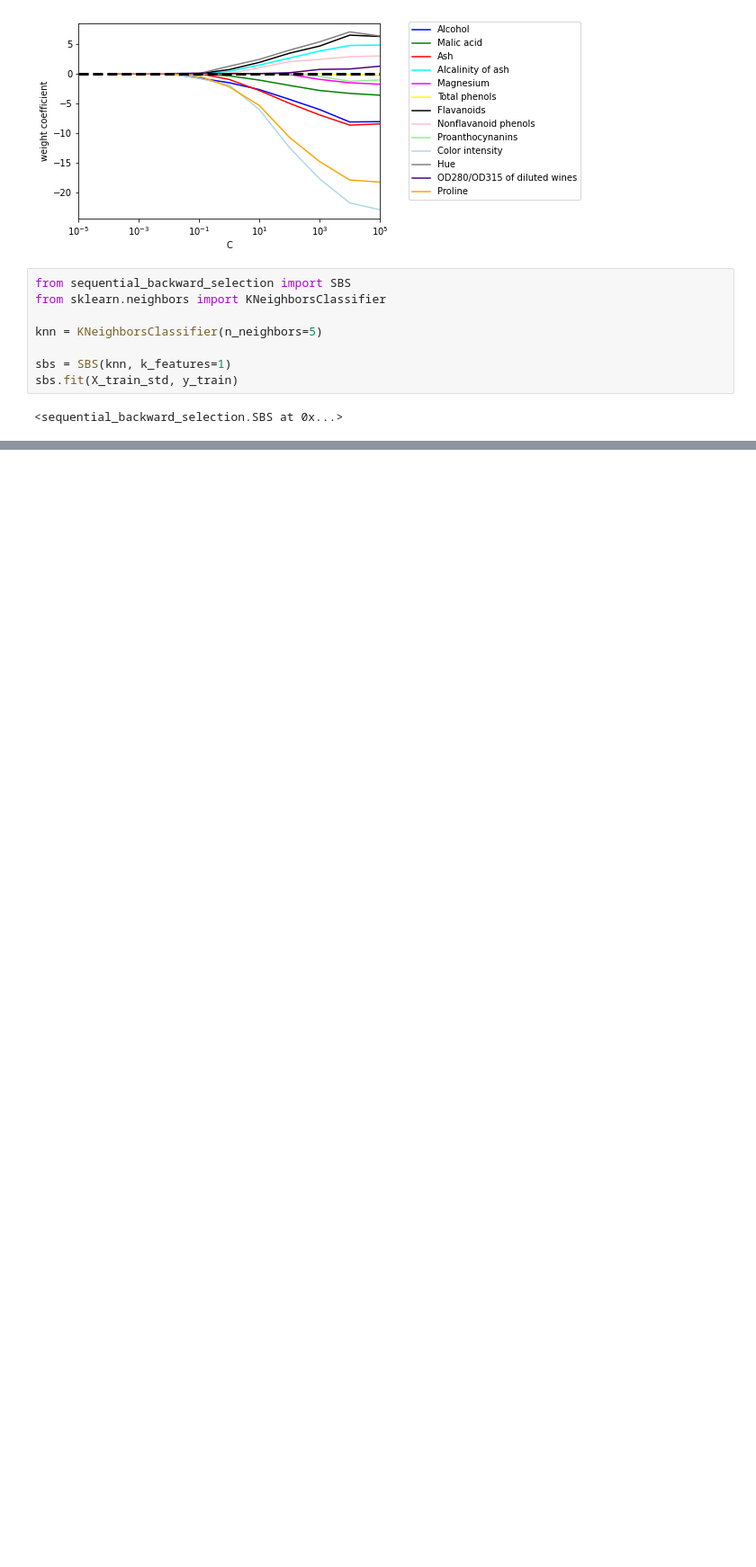
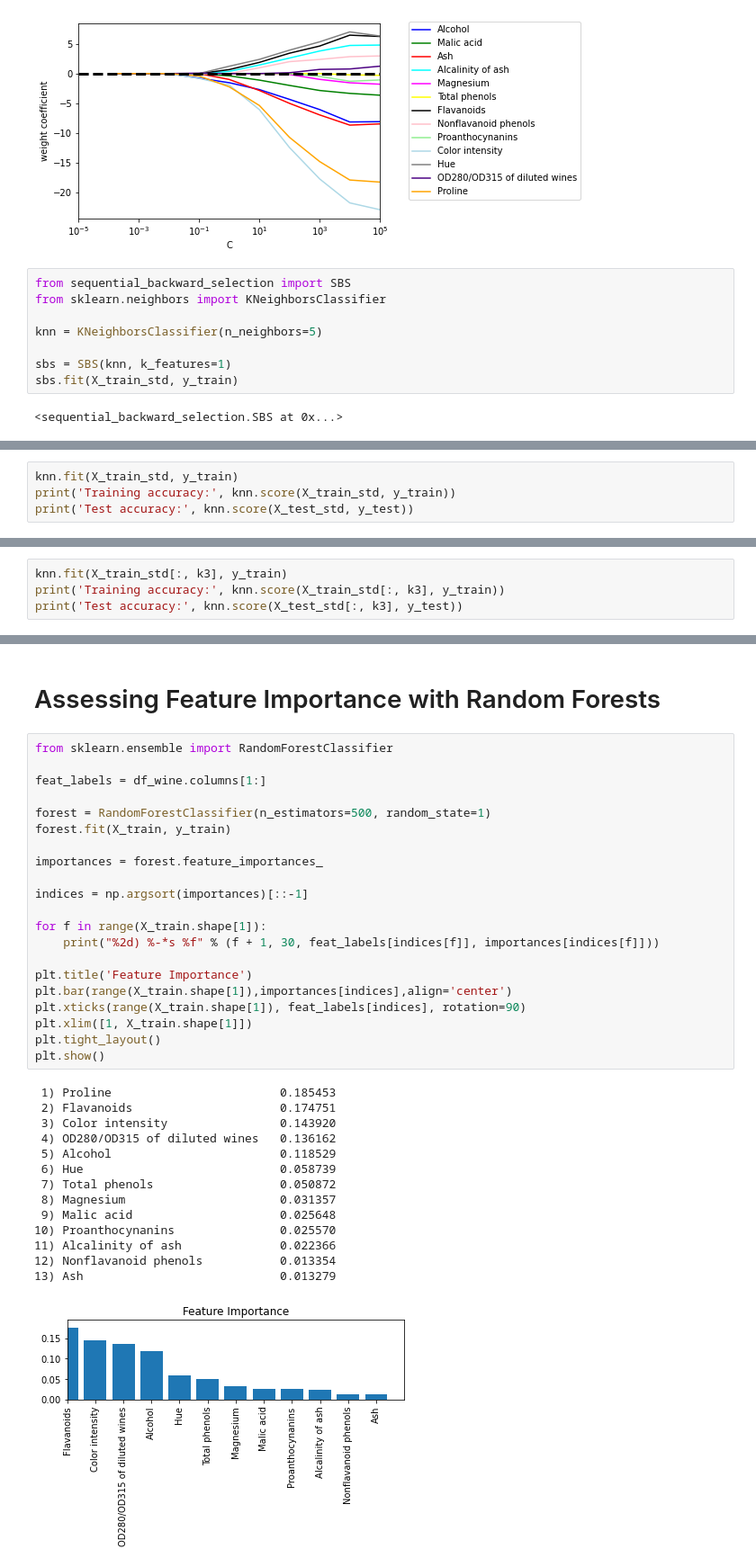
Before and after one commit to RhysComissiong/Python-Machine-Learning-Tutorial, a Jupyter notebook: chapter-4/Data Preprocessing.ipynb, the cells around one changed output, grey strips where cells are left out. Shown: that part at 90% size. Drawn from its saved outputs; the diff is of its cells as text; blank space fills up the shorter version.

```diff
--- a/chapter-4/Data Preprocessing.ipynb
+++ b/chapter-4/Data Preprocessing.ipynb
@@ -351,0 +365,4 @@ plt.plot(k_feat, sbs.sco)
+# %%
+knn.fit(X_train_std, y_train)
+print('Training accuracy:', knn.score(X_train_std, y_train))
+print('Test accuracy:', knn.score(X_test_std, y_test))
@@ -351,0 +372,4 @@ plt.plot(k_feat, sbs.sco)
+# %%
+knn.fit(X_train_std[:, k3], y_train)
+print('Training accuracy:', knn.score(X_train_std[:, k3], y_train))
+print('Test accuracy:', knn.score(X_test_std[:, k3], y_test))
@@ -351,0 +379,38 @@ plt.plot(k_feat, sbs.sco)
+# %% [markdown]
+# Assessing Feature Importance with Random Forests
+# %%
+from sklearn.ensemble import RandomForestClassifier
+
+feat_labels = df_wine.columns[1:]
+
+forest = RandomForestClassifier(n_estimators=500, random_state=1)
+forest.fit(X_train, y_train)
+
+importances = forest.feature_importances_
+
+indices = np.argsort(importances)[::-1]
+
+for f in range(X_train.shape[1]):
+    print("%2d) %-*s %f" % (f + 1, 30, feat_labels[indices[f]], importances[indices[f]]))
+
+plt.title('Feature Importance')
+plt.bar(range(X_train.shape[1]),importances[indices],align='center')
+plt.xticks(range(X_train.shape[1]), feat_labels[indices], rotation=90)
+plt.xlim([1, X_train.shape[1]])
+plt.tight_layout()
+plt.show()
+# %% [output]
+ 1) Proline                        0.185453
+ 2) Flavanoids                     0.174751
+ 3) Color intensity                0.143920
+ 4) OD280/OD315 of diluted wines   0.136162
+ 5) Alcohol                        0.118529
+ 6) Hue                            0.058739
+ 7) Total phenols                  0.050872
+ 8) Magnesium                      0.031357
+ 9) Malic acid                     0.025648
+10) Proanthocynanins               0.025570
+11) Alcalinity of ash              0.022366
+12) Nonflavanoid phenols           0.013354
+13) Ash                            0.013279
+[figure, added]
```
Also changed, not shown: parts of 8 cells of this notebook.
